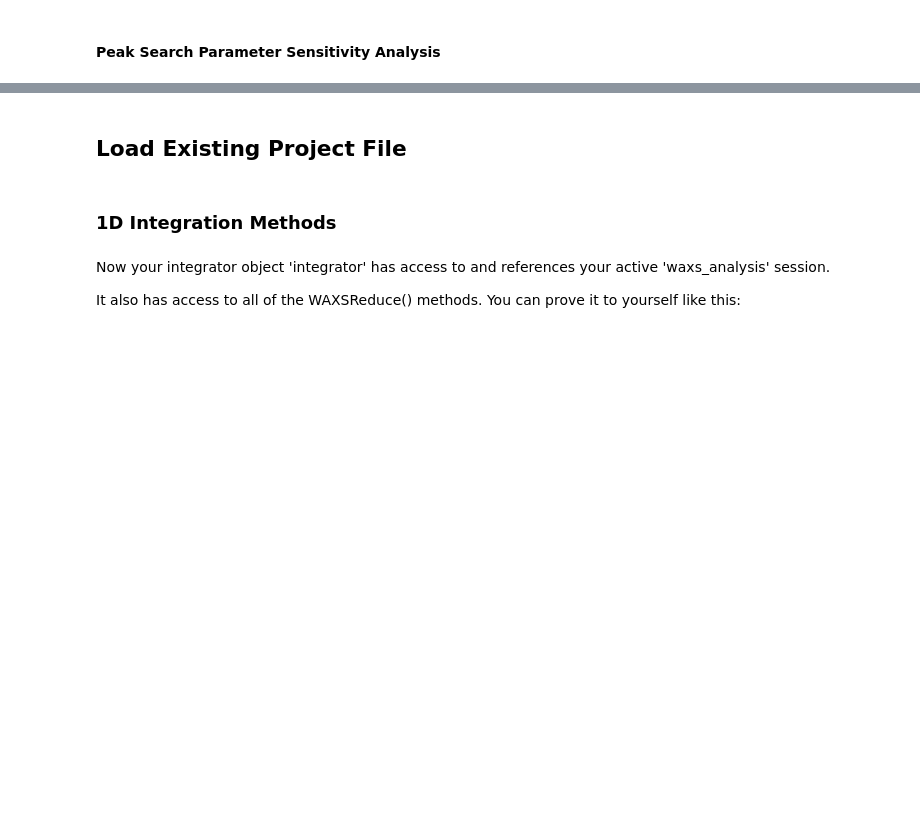
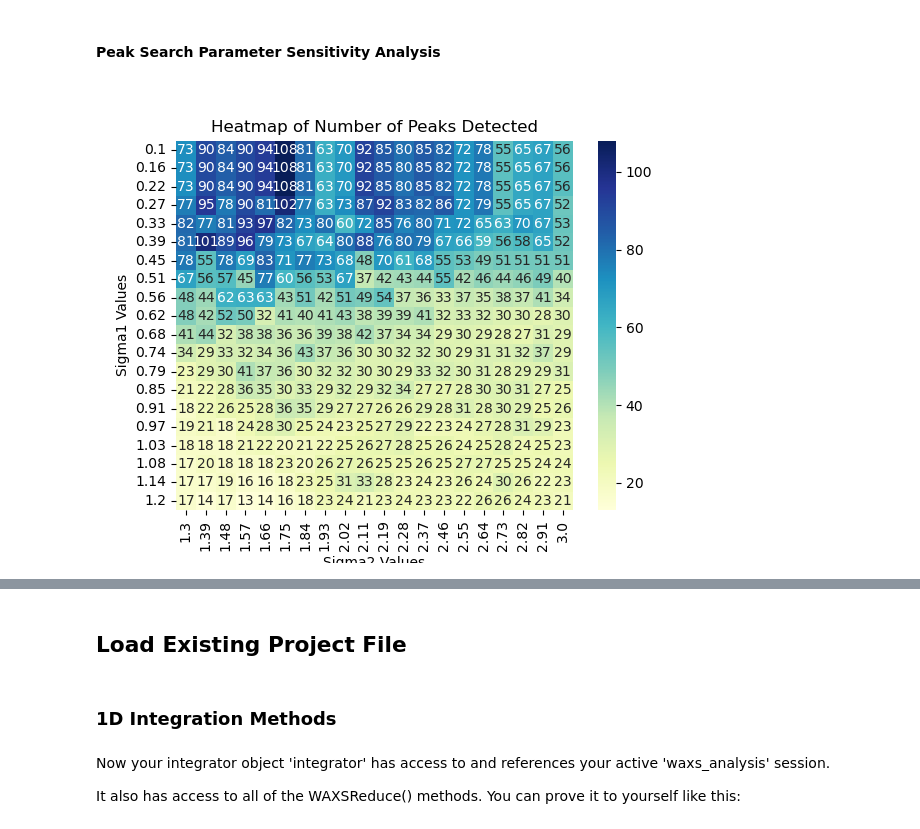
Before and after one commit to ToneyGroupCU/pyWAXS, a Jupyter notebook: users/DD_pyWAXS.ipynb, the cells around one changed output, grey strips where cells are left out. Drawn from its saved outputs; the diff is of its cells as text; code cells hidden in the pictures; blank space fills up the shorter version.

```diff
--- a/users/DD_pyWAXS.ipynb
+++ b/users/DD_pyWAXS.ipynb
@@ -469,14 +525,13 @@ import pandas as pd
 const_params = {
     'threshold': 0.0005,
     'clustering_method': 'HDBSCAN',
-    'eps': 1,
+    'eps': 3,
     'min_samples': 2,
-    'k': 4,
-    'radius': 2,
-    'edge_percentage': 2,
-    'stricter_threshold': 5
+    'k': 8,
+    'radius': 4,
+    'edge_percentage': 4,
+    'stricter_threshold': 20
 }
-
 # Assume that 'data' is available here or load it
 
 # Define ranges for sigma1 and sigma2
@@ -486,30 +541,32 @@ sigma2_values = np.linspace(1.3, 3, 20)
 # Create a matrix to store the results
 num_peaks_matrix = np.zeros((len(sigma1_values), len(sigma2_values)))
 
 # Run the simulation
 for i, sigma1 in enumerate(sigma1_values):
     for j, sigma2 in enumerate(sigma2_values):
         # Create a WAXSSearch object with the current 'data'
         peak_finder = WAXSSearch(data)
 
         # Run the actual waxssearch_main method
         dataset = peak_finder.waxssearch_main(sigma1=sigma1,
                                               sigma2=sigma2,
                                               **const_params)
 
         # Extract the number of peaks found
         num_peaks = np.count_nonzero(dataset['peak_positions'].values == 1)
         num_peaks_matrix[i, j] = num_peaks
 
 
 # Convert to DataFrame for better annotation in heatmap
 df_num_peaks = pd.DataFrame(num_peaks_matrix, index=np.round(sigma1_values, 2), columns=np.round(sigma2_values, 2))
 
 plt.close('all')
 
 # Generate the heatmap
 sns.heatmap(df_num_peaks, annot=True, fmt=".0f", cmap="YlGnBu")
 plt.xlabel("Sigma2 Values")
 plt.ylabel("Sigma1 Values")
 plt.title("Heatmap of Number of Peaks Detected")
 plt.show()
+# %% [output]
+[figure, added]
```
Also changed, not shown: parts of 19 cells of this notebook, 5 other files.
